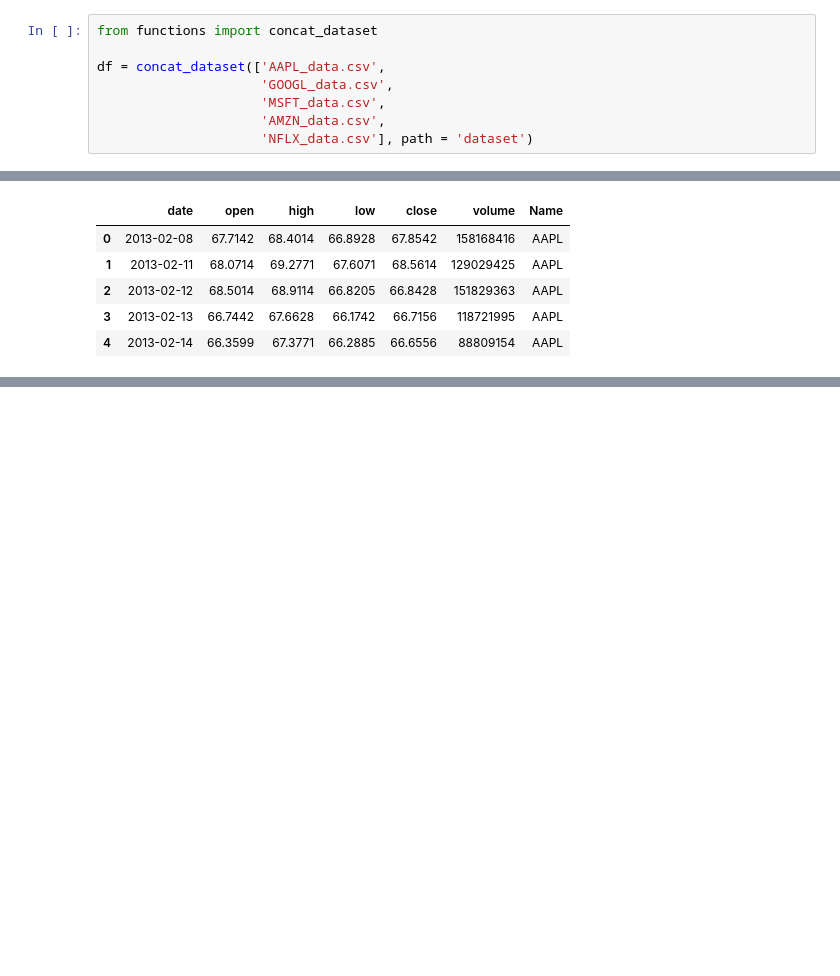
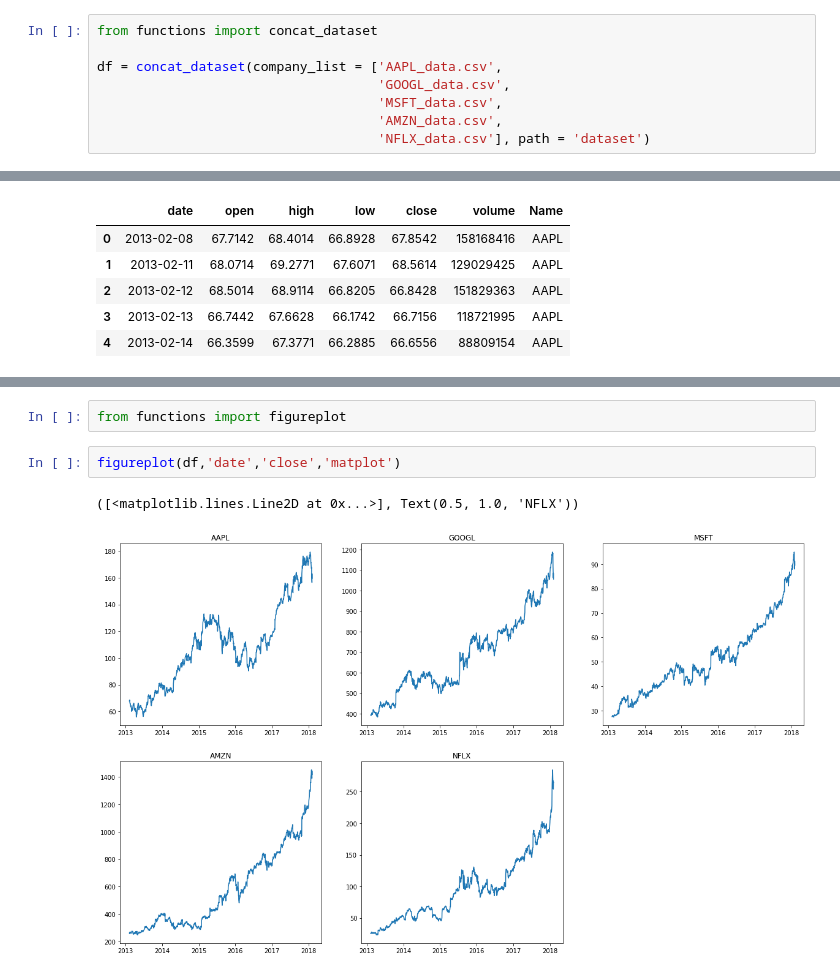
Before and after one commit to bhupinbaral25/minor-project-3, a Jupyter notebook: EDA - Time series.ipynb, the cells around one changed output, grey strips where cells are left out. Drawn from its saved outputs; the diff is of its cells as text; blank space fills up the shorter version.

Commit message:
Develop Basic Plot Functions

```diff
--- a/EDA - Time series.ipynb
+++ b/EDA - Time series.ipynb
@@ -11,11 +8,11 @@ Company like google,Apple,Microsoft,Amazon,Netflix in a sigle dataframe
 # %%
 from functions import concat_dataset
 
-df = concat_dataset(['AAPL_data.csv',
-                     'GOOGL_data.csv',
-                     'MSFT_data.csv',
-                     'AMZN_data.csv',
-                     'NFLX_data.csv'], path = 'dataset')
+df = concat_dataset(company_list = ['AAPL_data.csv',
+                                    'GOOGL_data.csv',
+                                    'MSFT_data.csv',
+                                    'AMZN_data.csv',
+                                    'NFLX_data.csv'], path = 'dataset')
 # %%
 df.head()
 # %% [output]
@@ -27,0 +45,7 @@ df.head()
+# %%
+from functions import figureplot
+# %%
+figureplot(df,'date','close','matplot')
+# %% [output]
+([<matplotlib.lines.Line2D at 0x...>], Text(0.5, 1.0, 'NFLX'))
+[figure, added]
```
Also changed, not shown: parts of 5 cells of this notebook, 1 other file.
